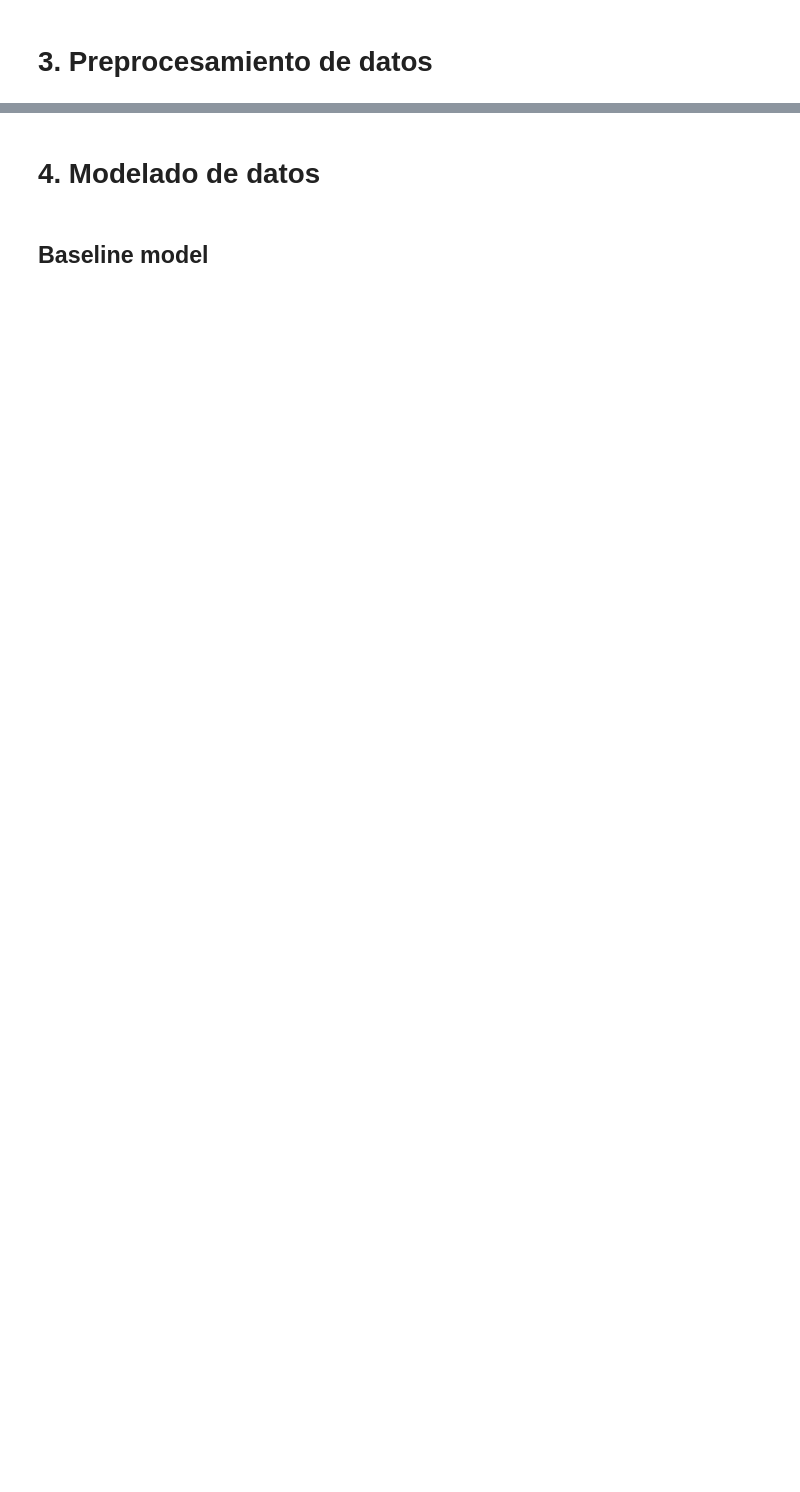
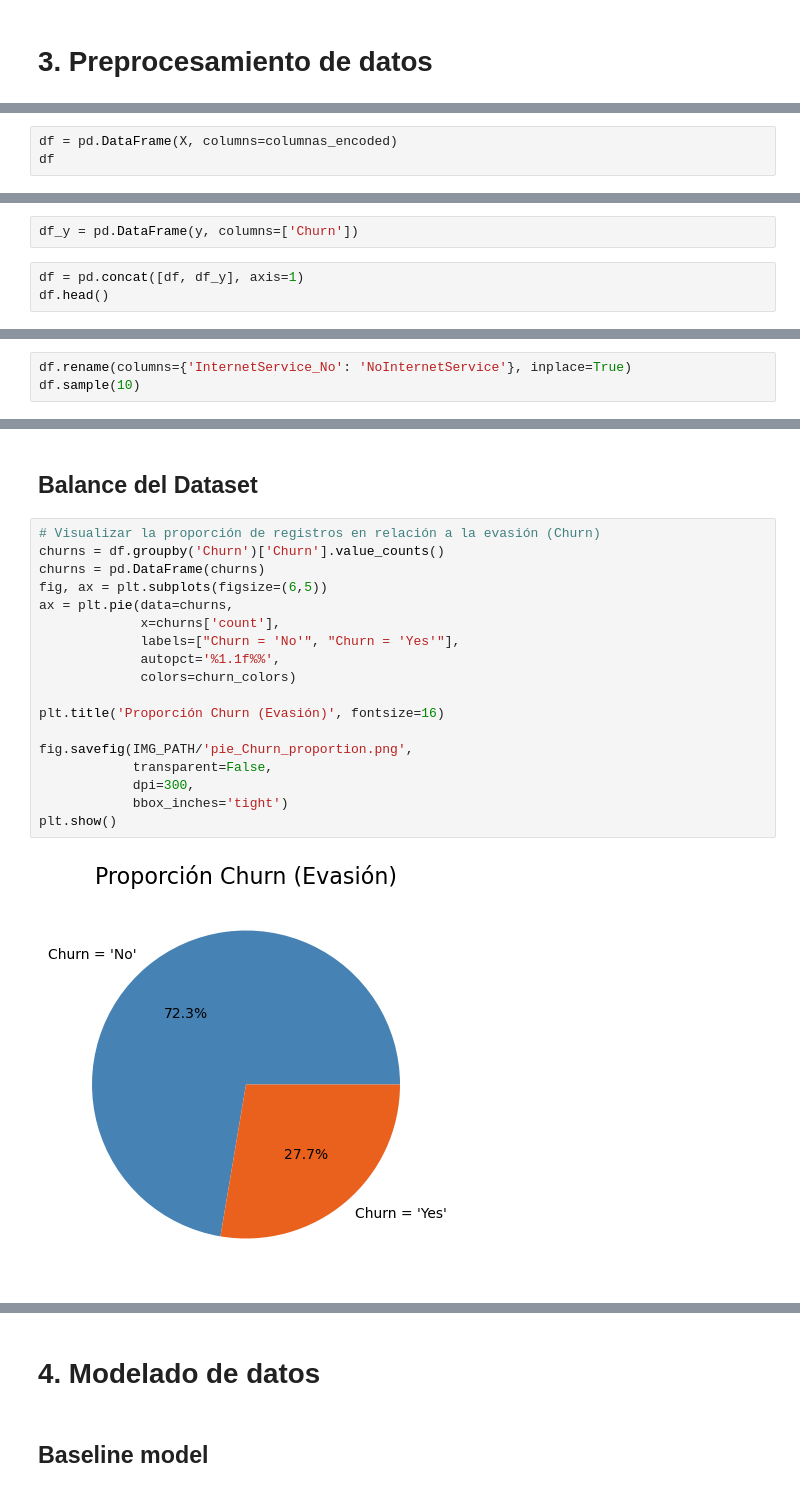
Before and after one commit to ignaciomajo/proyecto_TelecomX_ML, a Jupyter notebook: proyecto_telecomX_parte_2.ipynb, the cells around one changed output, grey strips where cells are left out. Cells and saved outputs as stored; diff of their text form; blank space fills up the shorter version.

```diff
--- a/proyecto_telecomX_parte_2.ipynb
+++ b/proyecto_telecomX_parte_2.ipynb
@@ -72,0 +201,3 @@ C:\Users\Ignacio\JupyterScripts\ONE\challenge_telecomX_parte_2\Reports
+# %%
+df = pd.DataFrame(X, columns=columnas_encoded)
+df
@@ -72,0 +218,5 @@ C:\Users\Ignacio\JupyterScripts\ONE\challenge_telecomX_parte_2\Reports
+# %%
+df_y = pd.DataFrame(y, columns=['Churn'])
+# %%
+df = pd.concat([df, df_y], axis=1)
+df.head()
@@ -72,0 +239,3 @@ C:\Users\Ignacio\JupyterScripts\ONE\challenge_telecomX_parte_2\Reports
+# %%
+df.rename(columns={'InternetService_No': 'NoInternetService'}, inplace=True)
+df.sample(10)
@@ -72,0 +255,22 @@ C:\Users\Ignacio\JupyterScripts\ONE\challenge_telecomX_parte_2\Reports
+# %% [markdown]
+## Balance del Dataset
+# %%
+# Visualizar la proporción de registros en relación a la evasión (Churn)
+churns = df.groupby('Churn')['Churn'].value_counts()
+churns = pd.DataFrame(churns)
+fig, ax = plt.subplots(figsize=(6,5))
+ax = plt.pie(data=churns,
+             x=churns['count'],
+             labels=["Churn = 'No'", "Churn = 'Yes'"],
+             autopct='%1.1f%%',
+             colors=churn_colors)
+
+plt.title('Proporción Churn (Evasión)', fontsize=16)
+
+fig.savefig(IMG_PATH/'pie_Churn_proportion.png',
+            transparent=False,
+            dpi=300,
+            bbox_inches='tight')
+plt.show()
+# %% [output]
+[figure, added]
```
Also changed, not shown: parts of 78 cells of this notebook, 2 other files.
